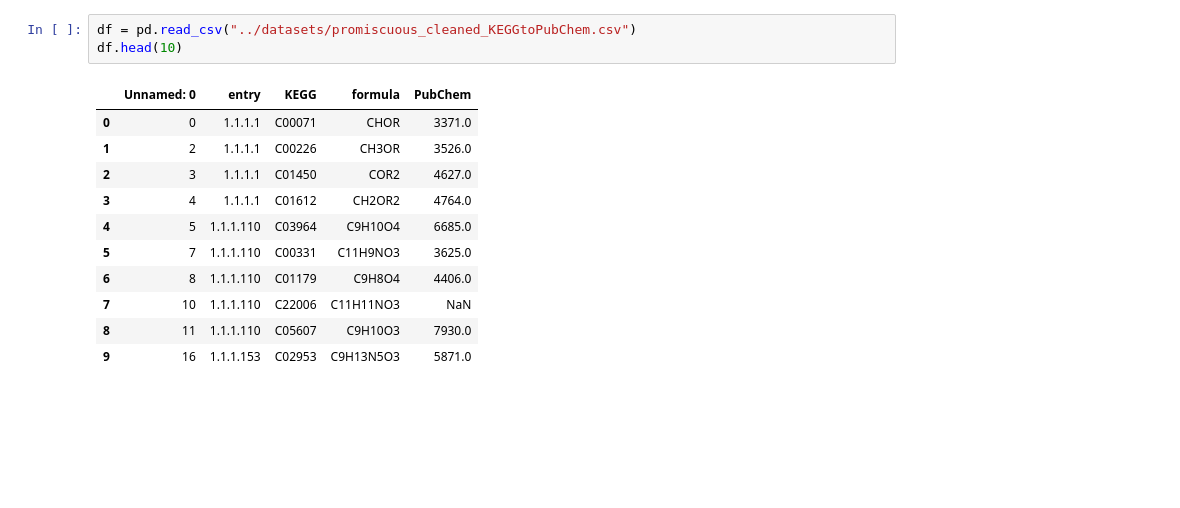
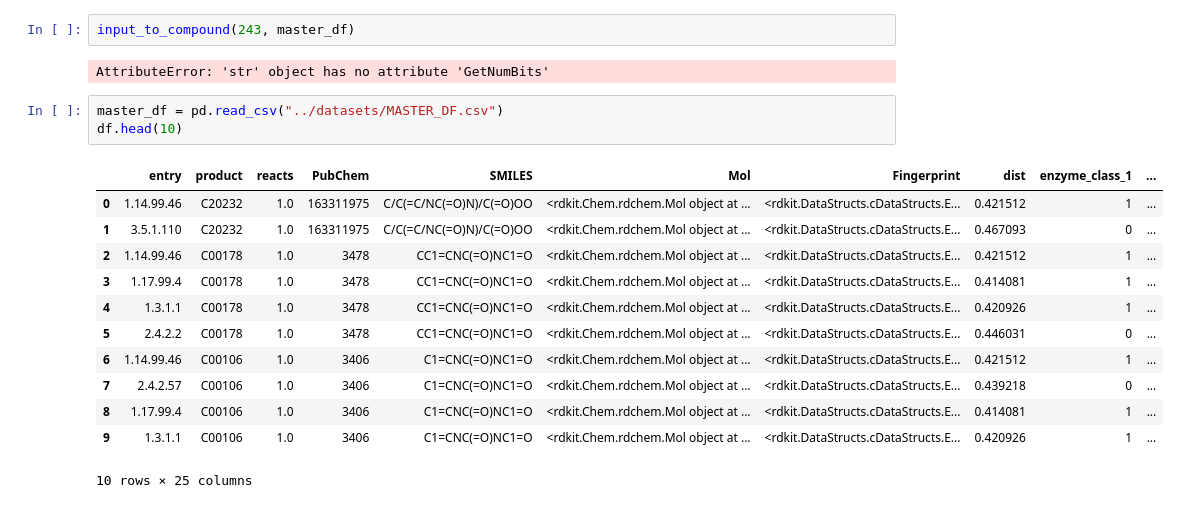
Before and after one commit to theicechol/metamoles, a Jupyter notebook: notebooks/model_query.ipynb, the cells around one changed output. Drawn from its saved outputs; the diff is of its cells as text; blank space fills up the shorter version.

```diff
--- a/notebooks/model_query.ipynb
+++ b/notebooks/model_query.ipynb
@@ -70,21 +72,26 @@ def input_to_compound(PubChemSID:str, master_df:pd.Dataframe):
     master_df['avg_dist_from_input'] = avg_dist_from_input
 
     return master_df
+# %%
+input_to_compound(243, master_df)
+# %% [output]
+AttributeError: 'str' object has no attribute 'GetNumBits'
 # %%
-df = pd.read_csv("../datasets/promiscuous_cleaned_KEGGtoPubChem.csv")
+master_df = pd.read_csv("../datasets/MASTER_DF.csv")
 df.head(10)
 # %% [output]
-|  | Unnamed: 0 | entry | KEGG | formula | PubChem |
-| 0 | 0 | 1.1.1.1 | C00071 | CHOR | 3371.0 |
-| 1 | 2 | 1.1.1.1 | C00226 | CH3OR | 3526.0 |
-| 2 | 3 | 1.1.1.1 | C01450 | COR2 | 4627.0 |
-| 3 | 4 | 1.1.1.1 | C01612 | CH2OR2 | 4764.0 |
-| 4 | 5 | 1.1.1.110 | C03964 | C9H10O4 | 6685.0 |
-| 5 | 7 | 1.1.1.110 | C00331 | C11H9NO3 | 3625.0 |
-| 6 | 8 | 1.1.1.110 | C01179 | C9H8O4 | 4406.0 |
-| 7 | 10 | 1.1.1.110 | C22006 | C11H11NO3 | NaN |
-| 8 | 11 | 1.1.1.110 | C05607 | C9H10O3 | 7930.0 |
-| 9 | 16 | 1.1.1.153 | C02953 | C9H13N5O3 | 5871.0 |
+|  | entry | product | reacts | PubChem | SMILES | Mol | Fingerprint | dist | enzyme_class_1 | ... |
+| 0 | 1.14.99.46 | C20232 | 1.0 | 163311975 | C/C(=C/NC(=O)N)/C(=O)OO | <rdkit.Chem.rdchem.Mol object at ... | <rdkit.DataStructs.cDataStructs.E... | 0.421512 | 1 | ... |
+| 1 | 3.5.1.110 | C20232 | 1.0 | 163311975 | C/C(=C/NC(=O)N)/C(=O)OO | <rdkit.Chem.rdchem.Mol object at ... | <rdkit.DataStructs.cDataStructs.E... | 0.467093 | 0 | ... |
+| 2 | 1.14.99.46 | C00178 | 1.0 | 3478 | CC1=CNC(=O)NC1=O | <rdkit.Chem.rdchem.Mol object at ... | <rdkit.DataStructs.cDataStructs.E... | 0.421512 | 1 | ... |
+| 3 | 1.17.99.4 | C00178 | 1.0 | 3478 | CC1=CNC(=O)NC1=O | <rdkit.Chem.rdchem.Mol object at ... | <rdkit.DataStructs.cDataStructs.E... | 0.414081 | 1 | ... |
+| 4 | 1.3.1.1 | C00178 | 1.0 | 3478 | CC1=CNC(=O)NC1=O | <rdkit.Chem.rdchem.Mol object at ... | <rdkit.DataStructs.cDataStructs.E... | 0.420926 | 1 | ... |
+| 5 | 2.4.2.2 | C00178 | 1.0 | 3478 | CC1=CNC(=O)NC1=O | <rdkit.Chem.rdchem.Mol object at ... | <rdkit.DataStructs.cDataStructs.E... | 0.446031 | 0 | ... |
+| 6 | 1.14.99.46 | C00106 | 1.0 | 3406 | C1=CNC(=O)NC1=O | <rdkit.Chem.rdchem.Mol object at ... | <rdkit.DataStructs.cDataStructs.E... | 0.421512 | 1 | ... |
+| 7 | 2.4.2.57 | C00106 | 1.0 | 3406 | C1=CNC(=O)NC1=O | <rdkit.Chem.rdchem.Mol object at ... | <rdkit.DataStructs.cDataStructs.E... | 0.439218 | 0 | ... |
+| 8 | 1.17.99.4 | C00106 | 1.0 | 3406 | C1=CNC(=O)NC1=O | <rdkit.Chem.rdchem.Mol object at ... | <rdkit.DataStructs.cDataStructs.E... | 0.414081 | 1 | ... |
+| 9 | 1.3.1.1 | C00106 | 1.0 | 3406 | C1=CNC(=O)NC1=O | <rdkit.Chem.rdchem.Mol object at ... | <rdkit.DataStructs.cDataStructs.E... | 0.420926 | 1 | ... |
+10 rows × 25 columns
 # %%
 # this dataframe does not makes sense! but I just wanted to see my above function works!
 master_avg_dist = []
```
Also changed, not shown: parts of 3 cells of this notebook.
